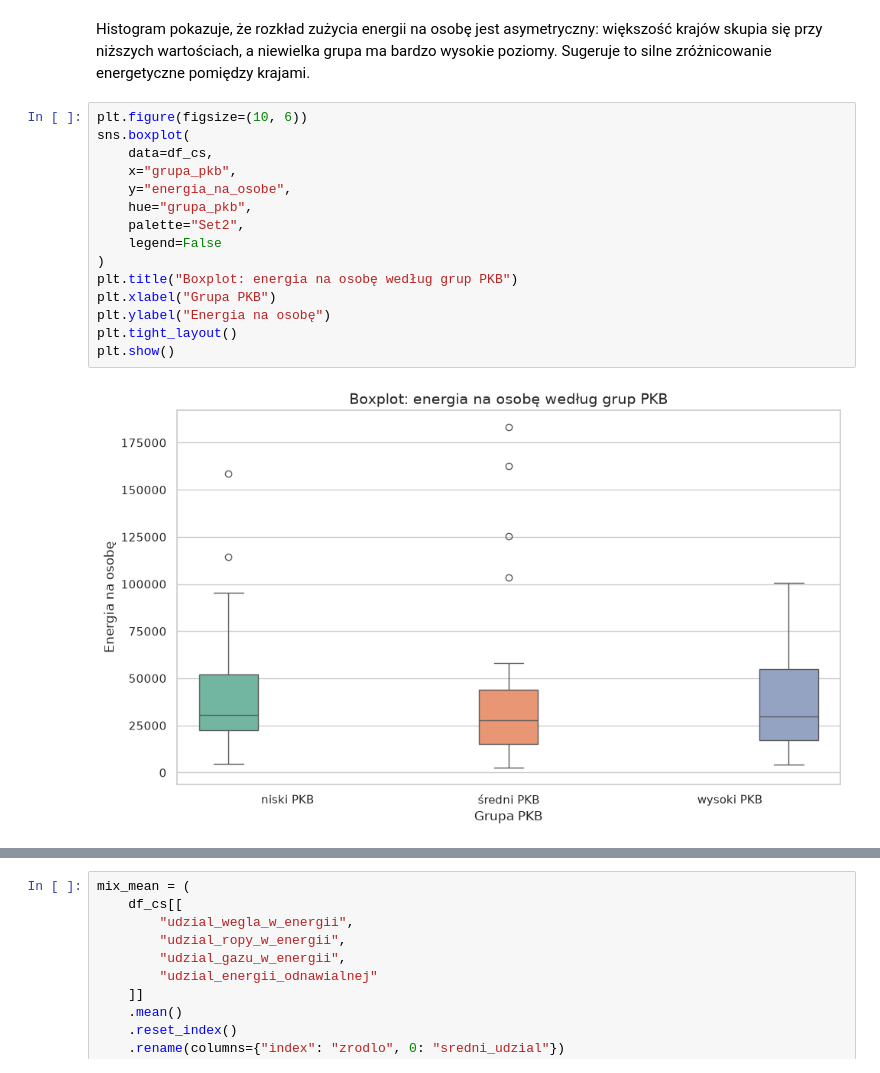
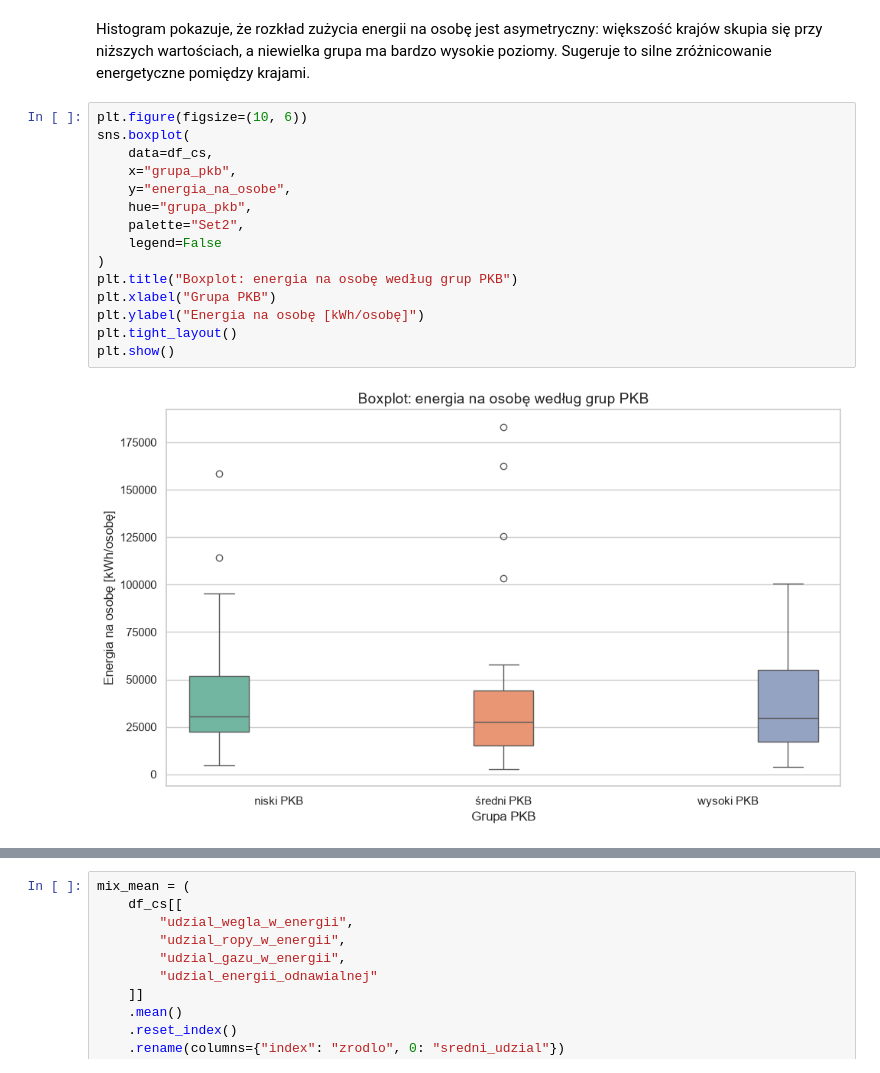
Before and after one commit to MichalG315/AWDP_Project, a Jupyter notebook: notebooks/main.ipynb, the cells around one changed output, grey strips where cells are left out. Saved outputs shown, nothing was run; the diff lists cells and outputs as text.

```diff
--- a/notebooks/main.ipynb
+++ b/notebooks/main.ipynb
@@ -327,17 +343,17 @@ Sugeruje to silne zróżnicowanie energetyczne pomiędzy krajami.
 # %%
 plt.figure(figsize=(10, 6))
 sns.boxplot(
     data=df_cs,
     x="grupa_pkb",
     y="energia_na_osobe",
     hue="grupa_pkb",
     palette="Set2",
     legend=False
 )
 plt.title("Boxplot: energia na osobę według grup PKB")
 plt.xlabel("Grupa PKB")
-plt.ylabel("Energia na osobę")
+plt.ylabel("Energia na osobę [kWh/osobę]")
 plt.tight_layout()
 plt.show()
 # %% [output]
-[figure, old version]
+[figure, new version]
```
Also changed, not shown: parts of 22 cells of this notebook, 1 other file.
